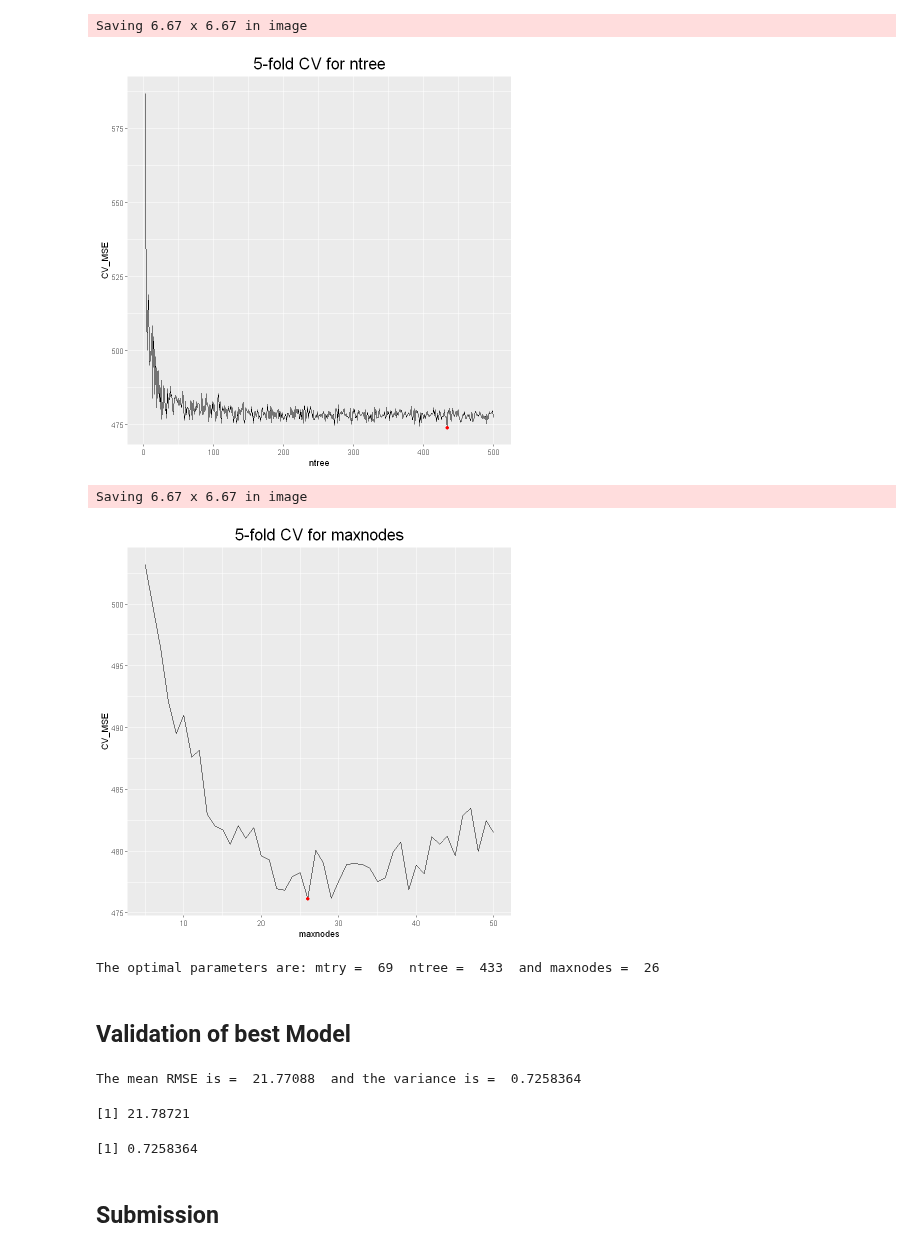
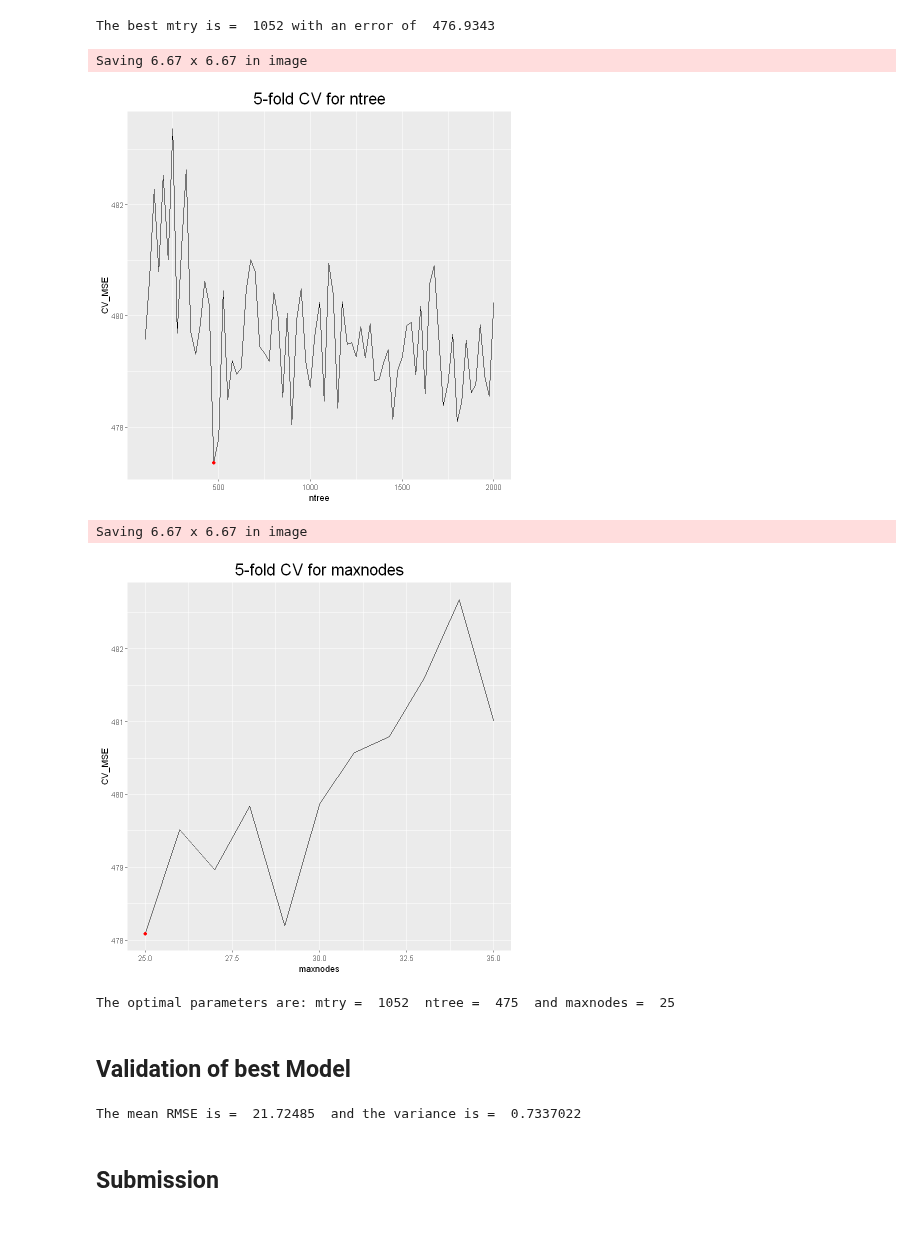
Before and after one commit to BenoitDelec/BIO-322--Predicting-odour-pleasantness-using-ML, a Jupyter notebook: src/Random_Forest.ipynb, the cells around one changed output. Cells and saved outputs as stored; diff of their text form; code cells hidden in the pictures.

Commit message:
new random forest

```diff
--- a/src/Random_Forest.ipynb
+++ b/src/Random_Forest.ipynb
@@ -22,7 +20,7 @@ library(randomForest)
 library(tidymodels)
 
 #Function for Cross-Validation and Predictions
-fit_and_evaluate <- function(fold, formula = VALENCE.PLEASANTNESS ~ ., mtry = 55, ntree = 100, maxnodes = 30) {
+fit_and_evaluate <- function(fold, formula = VALENCE.PLEASANTNESS ~ ., mtry = 1000, ntree = 500, maxnodes = 30) {
     random.Forest <- randomForest::randomForest(VALENCE.PLEASANTNESS ~ ., fold, mtry = mtry, ntree = ntree, maxnodes = maxnodes)
     valid.set <- assessment(fold)
     mean((valid.set$VALENCE.PLEASANTNESS - predict(random.Forest, valid.set))^2)
@@ -31,6 +29,10 @@ fit_and_evaluate <- function(fold, formula = VALENCE.PLEASANTNESS ~ ., mtry = 55
 #Cross-Validation set
 validation_data <- vfold_cv(data, v = 5)
 
+mtry <- seq.int(1000,1100,2)
+ntree <- seq.int(100, 2000, 25)
+maxnodes <- seq.int(25,35)
+
 cv.errors_mtry <- c()
 cv.errors_ntree <- c()
 cv.errors_maxnodes <- c()
@@ -37,18 +48,19 @@ cv.errors_maxnodes <- c()
 # %%
 #Iteration of mtry (mtry around sqrt(number of predictors))
-for (i in 40:80){
+for (i in mtry){
     cv.errors_mtry <- rbind(cv.errors_mtry, sapply(validation_data$splits, fit_and_evaluate, mtry = i))
 }
 # %%
 mean.cv.errors_mtry <- rowMeans(cv.errors_mtry)
-cv.min_mtry = which.min(mean.cv.errors_mtry)
+cv.min_mtry <- which.min(mean.cv.errors_mtry)
+mtry.best <- mtry[cv.min_mtry]
 
 theme_update(plot.title = element_text(hjust = 0.5, size = 20))
 
-mtry.data <- data.frame("mtry" = 40:80, "CV_MSE" = mean.cv.errors_mtry)
+mtry.data <- data.frame("mtry" = mtry, "CV_MSE" = mean.cv.errors_mtry)
 mtry.data %>% ggplot(aes(x = mtry, y = CV_MSE)) + geom_line() + ggtitle("5-fold CV for mtry") +
-geom_point(aes(cv.min_mtry+39, mean.cv.errors_mtry[cv.min_mtry]), col = "red")
+geom_point(aes(mtry.best, mean.cv.errors_mtry[cv.min_mtry]), col = "red")
 
-ggsave("../Pictures/mtry.png")
+ggsave("../Pictures/mtry_1.png")
 # %% [output]
 Saving 6.67 x 6.67 in image
@@ -56,19 +68,24 @@ Saving 6.67 x 6.67 in image
+# %%
+cat("The best mtry is = ", mtry.best, "with an error of ", mean.cv.errors_mtry[cv.min_mtry])
+# %% [output]
+The best mtry is =  1052 with an error of  476.9343
 # %%
 #Iteration of ntree
-for (i in 2:500){
-    cv.errors_ntree <- rbind(cv.errors_ntree, sapply(validation_data$splits, fit_and_evaluate, mtry = cv.min_mtry+39, ntree = i))
+for (i in ntree){
+    cv.errors_ntree <- rbind(cv.errors_ntree, sapply(validation_data$splits, fit_and_evaluate, mtry = mtry.best, ntree = i))
 }
 # %%
 mean.cv.errors_ntree <- rowMeans(cv.errors_ntree)
-cv.min_ntree = which.min(mean.cv.errors_ntree)
+cv.min_ntree <- which.min(mean.cv.errors_ntree)
+ntree.best <- ntree[cv.min_ntree]
 
-ntree.data <- data.frame("ntree" = 2:500, "CV_MSE" = mean.cv.errors_ntree)
+ntree.data <- data.frame("ntree" = ntree, "CV_MSE" = mean.cv.errors_ntree)
 ntree.data %>% ggplot(aes(x = ntree, y = CV_MSE)) + geom_line() + ggtitle("5-fold CV for ntree") +
-geom_point(aes(cv.min_ntree+1, mean.cv.errors_ntree[cv.min_ntree]), col = "red")
+geom_point(aes(ntree.best, mean.cv.errors_ntree[cv.min_ntree]), col = "red")
 
-ggsave("../Pictures/ntree.png")
+ggsave("../Pictures/ntree_1.png")
 # %% [output]
 Saving 6.67 x 6.67 in image
-[figure, old version]
+[figure, new version]
 # %%
 #Iteration of maxnodes
@@ -77,20 +94,21 @@ for (i in 5:50){
 }
 # %%
 mean.cv.errors_maxnodes <- rowMeans(cv.errors_maxnodes)
-cv.min_maxnodes = which.min(mean.cv.errors_maxnodes)
+cv.min_maxnodes <- which.min(mean.cv.errors_maxnodes)
+maxnodes.best <- maxnodes[cv.min_maxnodes]
 
-maxnodes.data <- data.frame("maxnodes" = 5:50, "CV_MSE" = mean.cv.errors_maxnodes)
+maxnodes.data <- data.frame("maxnodes" = maxnodes, "CV_MSE" = mean.cv.errors_maxnodes)
 maxnodes.data %>% ggplot(aes(x = maxnodes, y = CV_MSE)) + geom_line() + ggtitle("5-fold CV for maxnodes") +
-geom_point(aes(cv.min_maxnodes+4, mean.cv.errors_maxnodes[cv.min_maxnodes]), col = "red")
+geom_point(aes(maxnodes.best, mean.cv.errors_maxnodes[cv.min_maxnodes]), col = "red")
 
-ggsave("../Pictures/maxnodes.png")
+ggsave("../Pictures/maxnodes_1.png")
 # %% [output]
 Saving 6.67 x 6.67 in image
-[figure, old version]
+[figure, new version]
 # %%
-cat("The optimal parameters are: mtry = ", cv.min_mtry+39, " ntree = ", cv.min_ntree+1, " and maxnodes = ", cv.min_maxnodes+4)
+cat("The optimal parameters are: mtry = ", mtry.best, " ntree = ", ntree.best, " and maxnodes = ", maxnodes.best)
 # %% [output]
-The optimal parameters are: mtry =  69  ntree =  433  and maxnodes =  26
+The optimal parameters are: mtry =  1052  ntree =  475  and maxnodes =  25
 # %% [markdown]
 ## Validation of best Model
 # %%
@@ -104,7 +122,7 @@ random.forest.validation <- function(seed){
     train <- data[idx.train, ]
     validation <- data[-idx.train, ]
 
-    r.Forest <- randomForest::randomForest(VALENCE.PLEASANTNESS ~ ., train, mtry = 69, ntree = 433, maxnodes = 26)
+    r.Forest <- randomForest::randomForest(VALENCE.PLEASANTNESS ~ ., train, mtry = 1052, ntree = 475, maxnodes = 25)
     prediction <- predict(r.Forest, validation)
     mean((prediction - validation$VALENCE.PLEASANTNESS)^2)
 
@@ -115,12 +133,6 @@ mean.MSE <- mean(sqrt(MSEs))
 var <- var(sqrt(MSEs))
 cat("The mean RMSE is = ", mean.MSE, " and the variance is = ", var)
 # %% [output]
-The mean RMSE is =  21.77088  and the variance is =  0.7258364
+The mean RMSE is =  21.72485  and the variance is =  0.7337022
-# %%
-sqrt(mean.MSE)
-var(sqrt(MSEs))
-# %% [output]
-[1] 21.78721
-[1] 0.7258364
 # %% [markdown]
 ## Submission
```
Also changed, not shown: parts of 8 cells of this notebook.
